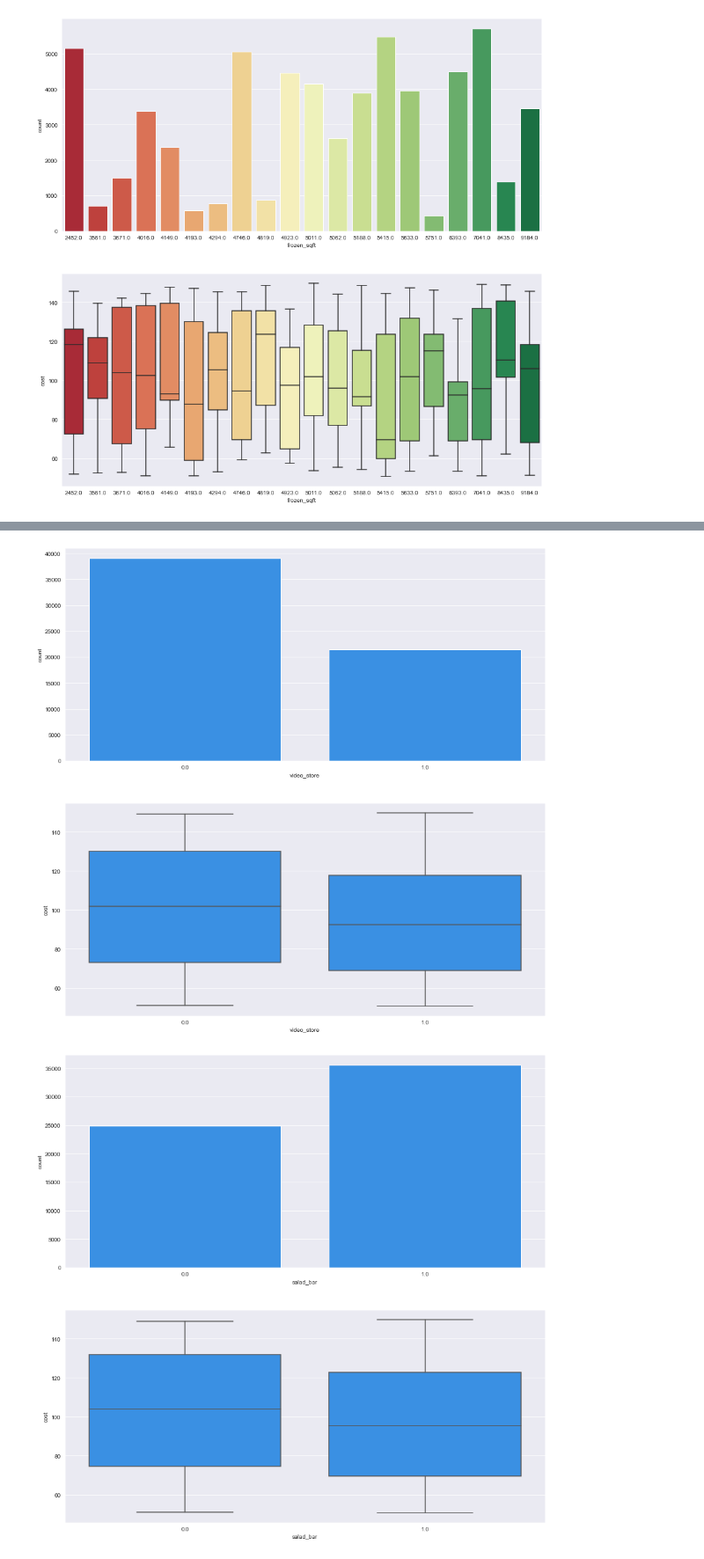
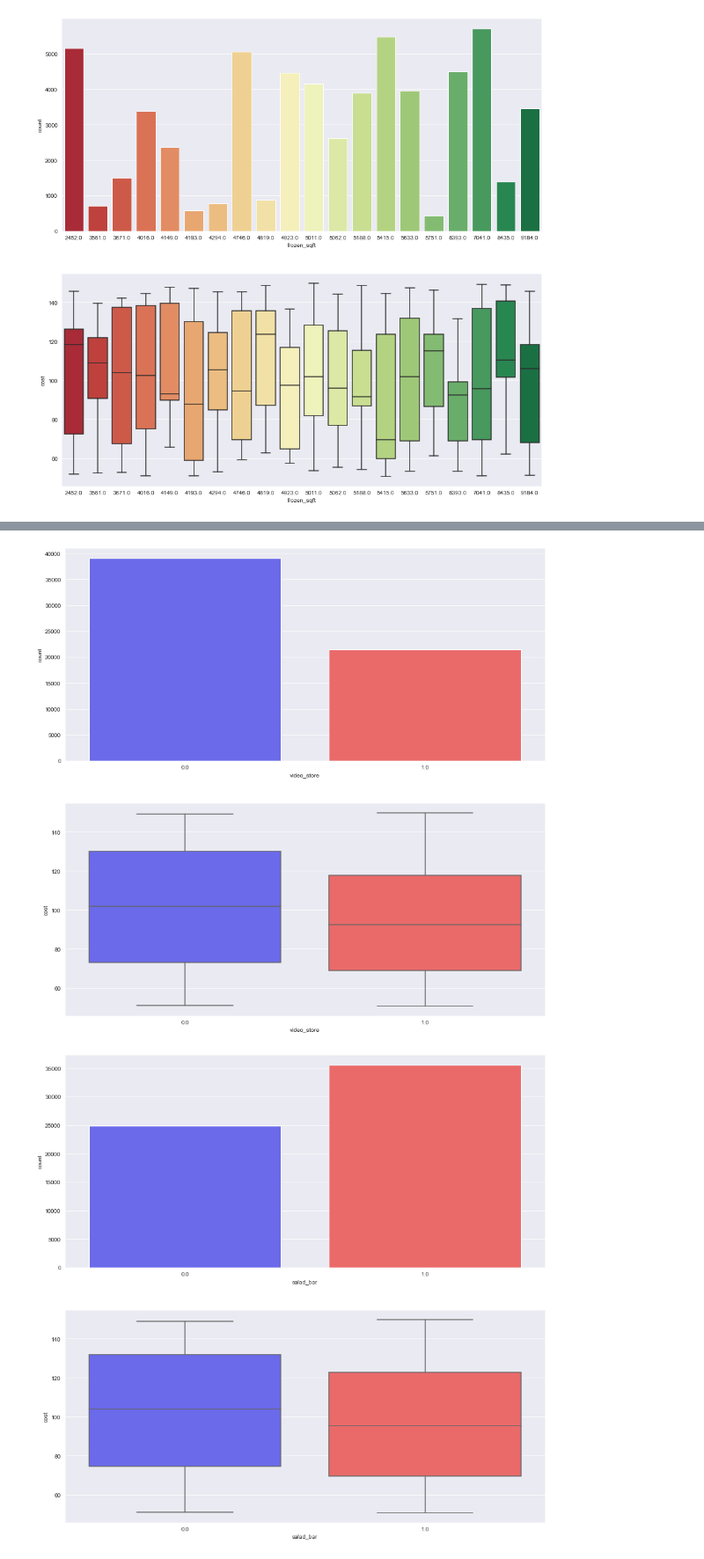
Before and after one commit to francoalarcon00/Customer-Project, a Jupyter notebook: analysis.ipynb, the cells around one changed output, grey strips where cells are left out. Shown at 88% size. Cells and saved outputs as stored; diff of their text form; code cells hidden in the pictures.

```diff
--- a/analysis.ipynb
+++ b/analysis.ipynb
@@ -366,19 +454,21 @@ plt.show()
 # %%
+# Video store
 plt.figure(figsize=(15,15))
 plt.subplot(2,1,1)
-sns.countplot(data=data, x='video_store', color='dodgerblue')
+sns.countplot(data=data, x='video_store', palette='seismic')
 plt.subplot(2,1,2)
-sns.boxplot(data=data, x='video_store', y='cost', color='dodgerblue')
+sns.boxplot(data=data, x='video_store', y='cost', palette='seismic')
 plt.show()
 # %% [output]
-[figure, old version]
+[figure, new version]
 # %%
+# Salad bar
 plt.figure(figsize=(15,15))
 plt.subplot(2,1,1)
-sns.countplot(data=data, x='salad_bar', color='dodgerblue')
+sns.countplot(data=data, x='salad_bar', palette='seismic')
 plt.subplot(2,1,2)
-sns.boxplot(data=data, x='salad_bar', y='cost', color='dodgerblue')
+sns.boxplot(data=data, x='salad_bar', y='cost', palette='seismic')
 plt.show()
 # %% [output]
-[figure, old version]
+[figure, new version]
 # %%
```
Also changed, not shown: parts of 59 cells of this notebook.
